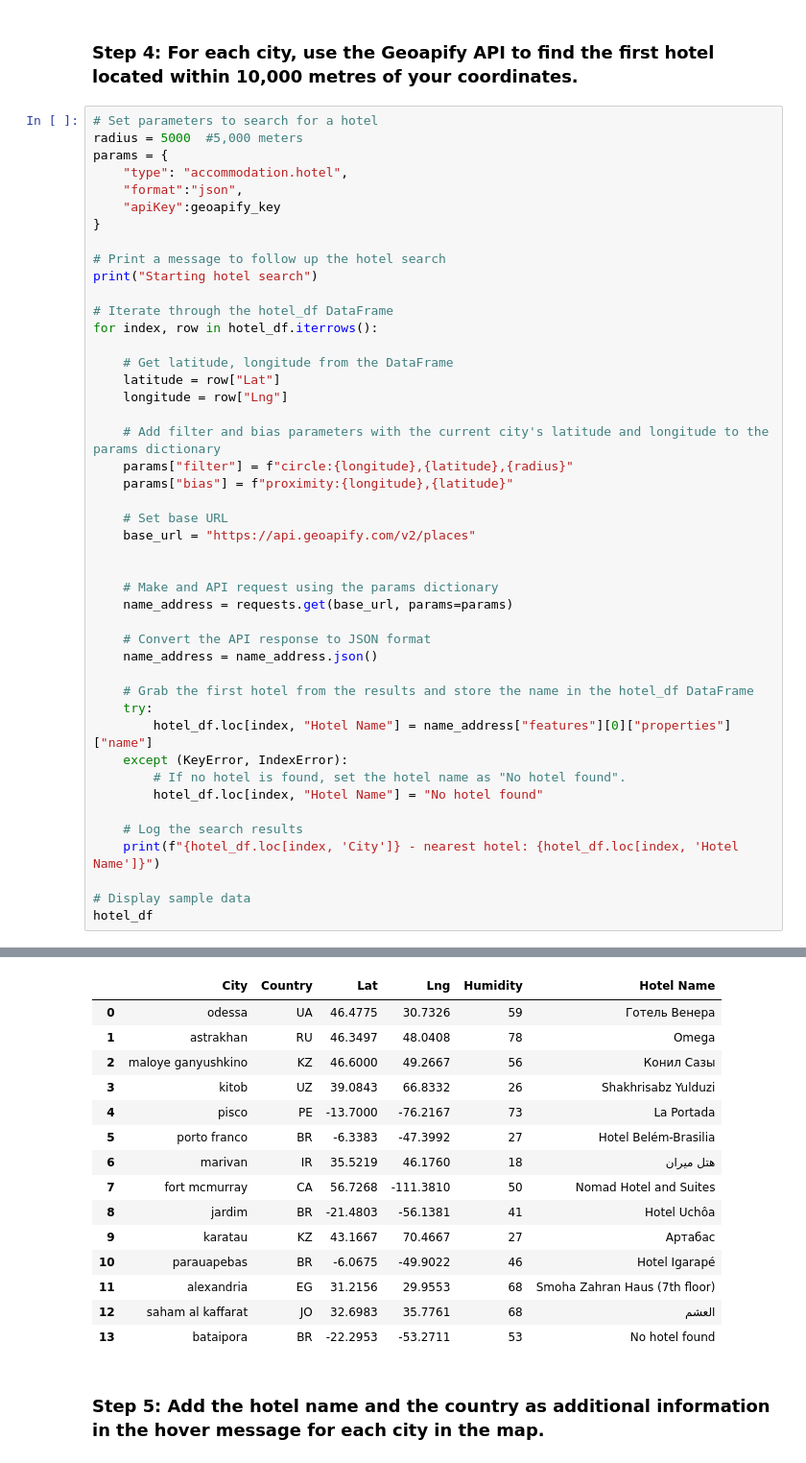
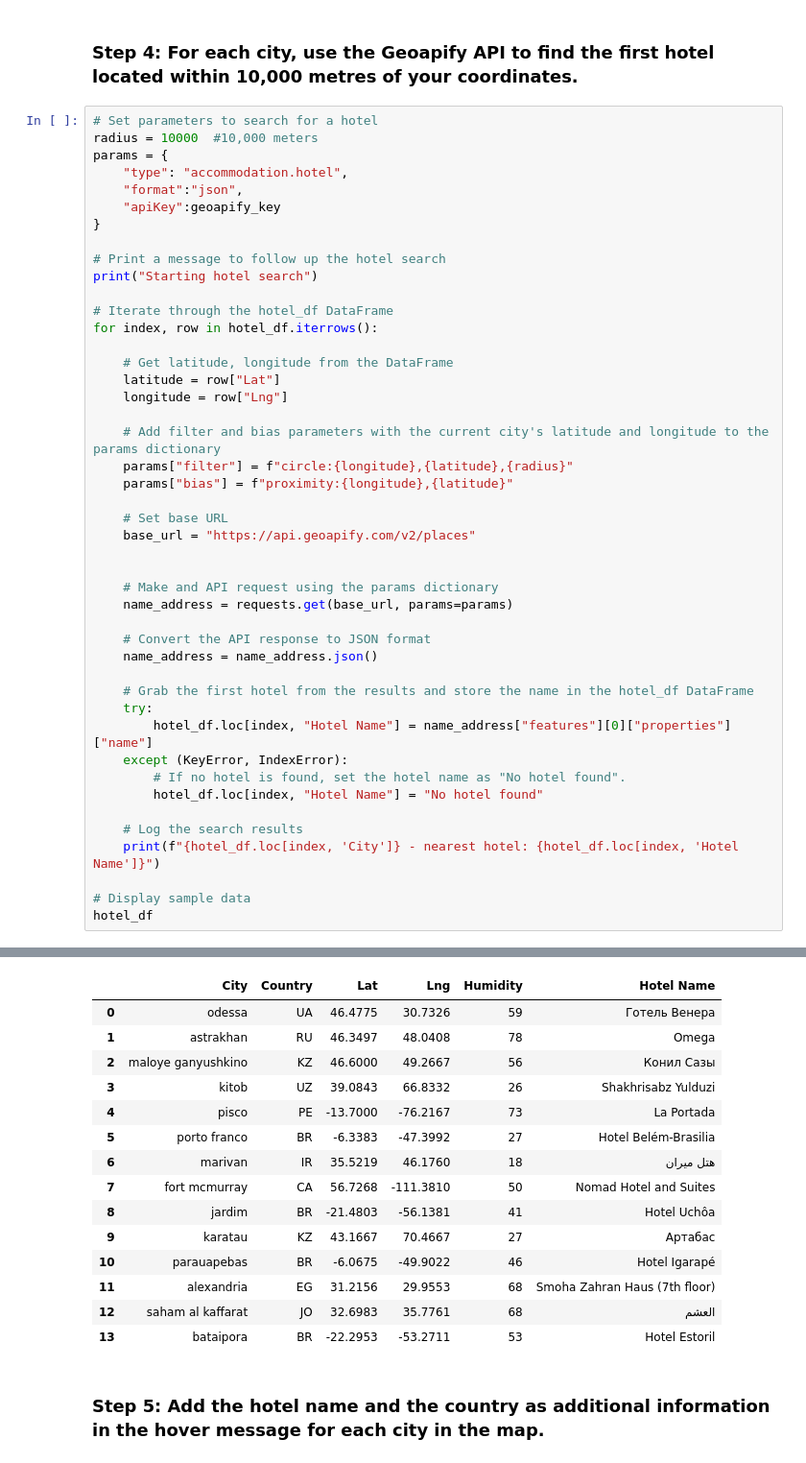
Before and after one commit to ehsan55555/python-api-challenge, a Jupyter notebook: WeatherPy_VacationPy/VacationPy.ipynb, the cells around one changed output, grey strips where cells are left out. Shown at 96% size. Saved outputs shown, nothing was run; the diff lists cells and outputs as text.

```diff
--- a/WeatherPy_VacationPy/VacationPy.ipynb
+++ b/WeatherPy_VacationPy/VacationPy.ipynb
@@ -114,7 +114,7 @@ hotel_df
 ### Step 4: For each city, use the Geoapify API to find the first hotel located within 10,000 metres of your coordinates.
 # %%
 # Set parameters to search for a hotel
-radius = 5000  #5,000 meters
+radius = 10000  #10,000 meters
 params = {
     "type": "accommodation.hotel",
     "format":"json",
@@ -176,18 +176,18 @@ bataipora - nearest hotel: No hotel found
 |  | City | Country | Lat | Lng | Humidity | Hotel Name |
 | 0 | odessa | UA | 46.4775 | 30.7326 | 59 | Готель Венера |
 | 1 | astrakhan | RU | 46.3497 | 48.0408 | 78 | Omega |
 | 2 | maloye ganyushkino | KZ | 46.6000 | 49.2667 | 56 | Конил Сазы |
 | 3 | kitob | UZ | 39.0843 | 66.8332 | 26 | Shakhrisabz Yulduzi |
 | 4 | pisco | PE | -13.7000 | -76.2167 | 73 | La Portada |
 | 5 | porto franco | BR | -6.3383 | -47.3992 | 27 | Hotel Belém-Brasilia |
 | 6 | marivan | IR | 35.5219 | 46.1760 | 18 | هتل میران |
 | 7 | fort mcmurray | CA | 56.7268 | -111.3810 | 50 | Nomad Hotel and Suites |
 | 8 | jardim | BR | -21.4803 | -56.1381 | 41 | Hotel Uchôa |
 | 9 | karatau | KZ | 43.1667 | 70.4667 | 27 | Артабас |
 | 10 | parauapebas | BR | -6.0675 | -49.9022 | 46 | Hotel Igarapé |
 | 11 | alexandria | EG | 31.2156 | 29.9553 | 68 | Smoha Zahran Haus (7th floor) |
 | 12 | saham al kaffarat | JO | 32.6983 | 35.7761 | 68 | العشم |
-| 13 | bataipora | BR | -22.2953 | -53.2711 | 53 | No hotel found |
+| 13 | bataipora | BR | -22.2953 | -53.2711 | 53 | Hotel Estoril |
 # %% [markdown]
 ### Step 5: Add the hotel name and the country as additional information in the hover message for each city in the map.
 # %%
```
Also changed, not shown: parts of 1 cell of this notebook.
